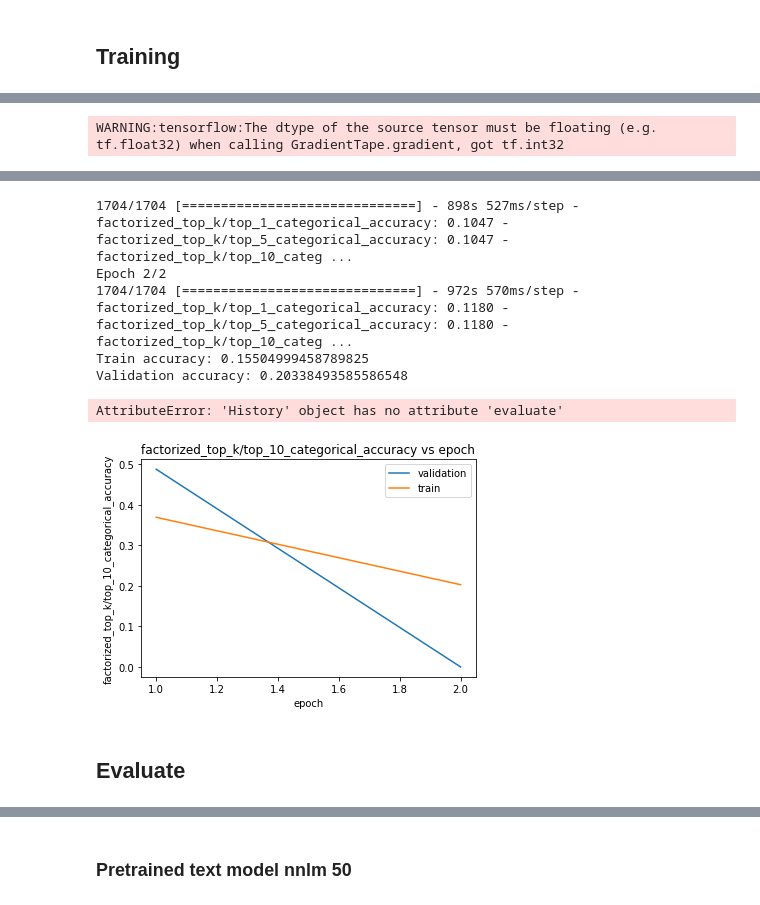
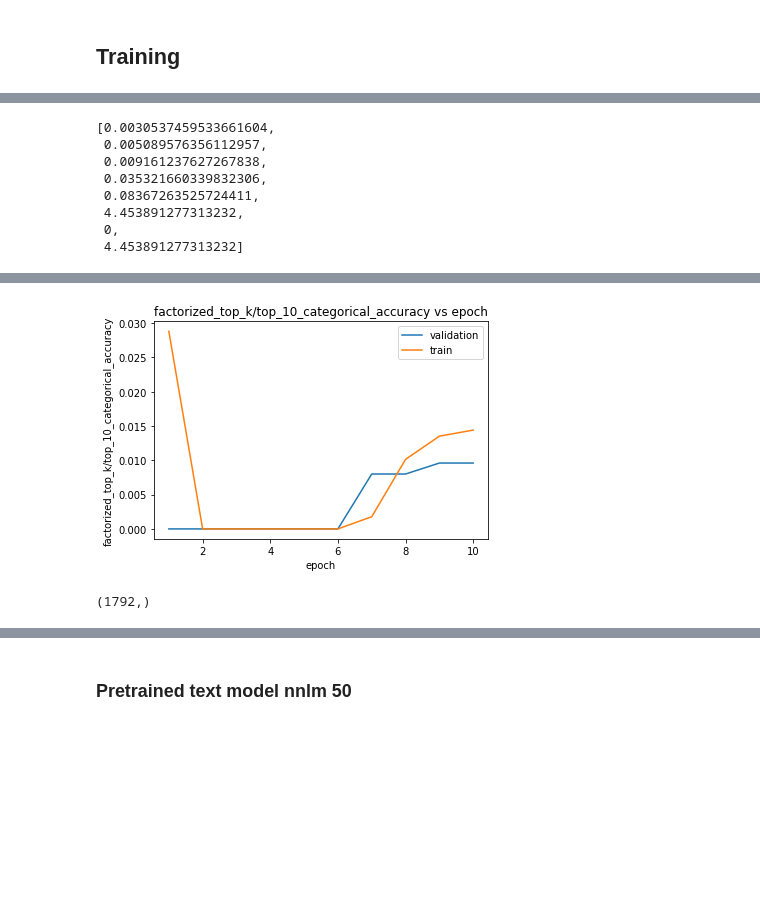
Before and after one commit to felixmercermoss/deep-recommender-embeddings, a Jupyter notebook: deep_recommender_embeddings/notebooks/messy_notebook.ipynb, the cells around one changed output, grey strips where cells are left out. Saved outputs shown, nothing was run; the diff lists cells and outputs as text; code cells hidden in the pictures; blank space fills up the shorter version.

```diff
--- a/deep_recommender_embeddings/notebooks/messy_notebook.ipynb
+++ b/deep_recommender_embeddings/notebooks/messy_notebook.ipynb
@@ -710,4 +126,4 @@ def read_image(file_name):
 # %%
 DATA_PATH = '/Users/mercef02/Projects/datasets_models/sfv_user_user_zoom_20201026_20201102/sfv_user*' #'/Users/mercef02/Projects/datasets/sfv_user_week_compact/*.csv'
-logs = load_data(d_path=DATA_PATH, stop_after_n_files=3)
+logs = load_data(d_path=DATA_PATH, stop_after_n_files=1)
 logs = clean_data(logs)
@@ -728,3 +139,0 @@ NameError: name 'unique_item_ids' is not defined
-# %%
-train_logs = train_logs[np.isin(train_logs['uri'], unique_item_ids)]
-print(f"Content filtered interactions: {len(train_logs)}")
@@ -762,0 +143,4 @@ vc.head(20).plot(kind='bar')
+# %%
+train_pairs = get_item_pairs_from_journeys(train_logs)
+train_pairs_df = pd.DataFrame(train_pairs)
+train_logs_tf = tf.data.Dataset.from_tensor_slices(dict(train_pairs_df))
@@ -767,14 +172,8 @@ vc.head(20).plot(kind='bar')
 min_date = pd.to_datetime('2020-11-01T12:00:00')
 max_date = pd.to_datetime('2020-11-02T00:00:00')
 min_mentions = 5
-holdout_logs = filter_logs(logs, min_date, max_date, min_mentions)
-holdout_logs = holdout_logs[np.isin(holdout_logs['uri'], unique_item_ids)]
-print(f"Content filtered interactions: {len(holdout_logs)}")
-holdout_logs = holdout_logs.sort_values(by='visit_start_datetime').groupby('audience_id').apply(lambda x:  get_pairs(x))
-holdout_logs.dropna(inplace=True)
-
-holdout_all_pairs = [a for b in holdout_logs.tolist() for a in b]
-print(f"Total number of holdout item pairs: {len(holdout_all_pairs)}")
-holdout_all_pairs = dict(pd.DataFrame(holdout_all_pairs))
-holdout_logs_tf = tf.data.Dataset.from_tensor_slices(holdout_all_pairs)
+holdout_logs = filter_logs(logs, min_date, max_date, min_mentions, unique_item_ids)
+holdout_pairs = get_item_pairs_from_journeys(holdout_logs)
+print(f"Total number of holdout item pairs: {len(holdout_pairs)}")
+holdout_logs_tf = tf.data.Dataset.from_tensor_slices(dict(pd.DataFrame(holdout_pairs)))
 # %% [output]
@@ -800,19 +200,20 @@ Number of test pairs: 24225
 # %% [markdown]
 ## Training
 # %%
-
-num_epochs = 2
+model_link = 'https://tfhub.dev/google/nnlm-en-dim50/2'
+model = {"format": "text", "link": model_link}
+num_epochs = 10
 lr = 0.01
 cached_train = sfv_train.batch(128).cache()
 cached_test = sfv_val.batch(128).cache()
 model_one_layer = ItemSimilarityModel(test_candidate_ids=unique_item_ids,
-                                      features=['body', 'category'],
-                                      feature_dims=[100, 64],
+                                      features=['image_embedding'],
+                                      feature_dims=[1792],
                                       unique_item_ids=unique_item_ids,
                                       item_body_lookup=body_lookup_table,
                                       item_tags_lookup=tags_lookup_table,
                                       item_category_lookup=category_lookup_table,
-                                      item_image_lookup=thumbnail_lookup_table,
+                                      image_embedding_lookup_table=im_vec_lookup_table,
                                       layer_sizes=[64],
                                       pretrained_text_model=model_link)
 model_one_layer.compile(optimizer=tf.keras.optimizers.Adagrad(lr))
@@ -823,10 +224,13 @@ one_layer_history = model_one_layer.fit(
     validation_freq=1,
     epochs=num_epochs,
     verbose=1)
-#    callbacks=[tensorboard_callback])
+
 
 print(f'Train accuracy: {one_layer_history.history["factorized_top_k/top_100_categorical_accuracy"][-1]}')
 print(f'Validation accuracy: {one_layer_history.history["val_factorized_top_k/top_100_categorical_accuracy"][-1]}')
-
-metrics = one_layer_history.evaluate(holdout_logs_tf.batch(128).cache())
+plot_metric(one_layer_history, 'factorized_top_k/top_10_categorical_accuracy')
+print("Hold out metrics:")
+metrics = model_one_layer.evaluate(holdout_logs_tf.batch(128).cache())
+print(f'Holdout accuracy: {metrics[4]}')
+metrics
 # %% [output]
@@ -835 +254,8 @@ WARNING:tensorflow:The dtype of the source tensor must be floating (e.g. tf.floa
-WARNING:tensorflow:The dtype of the source tensor must be floating (e.g. tf.float32) when calling GradientTape.gradient, got tf.int32
+[0.0030537459533661604,
+ 0.005089576356112957,
+ 0.009161237627267838,
+ 0.035321660339832306,
+ 0.08367263525724411,
+ 4.453891277313232,
+ 0,
+ 4.453891277313232]
@@ -842,12 +262 @@ WARNING:tensorflow:Gradients do not exist for variables ['counter:0'] when minim
-1704/1704 [==============================] - 898s 527ms/step - factorized_top_k/top_1_categorical_accuracy: 0.1047 - factorized_top_k/top_5_categorical_accuracy: 0.1047 - factorized_top_k/top_10_categ ...
-Epoch 2/2
-1704/1704 [==============================] - 972s 570ms/step - factorized_top_k/top_1_categorical_accuracy: 0.1180 - factorized_top_k/top_5_categorical_accuracy: 0.1180 - factorized_top_k/top_10_categ ...
-Train accuracy: 0.15504999458789825
-Validation accuracy: 0.20338493585586548
-AttributeError: 'History' object has no attribute 'evaluate'
+[figure, added]
-# %%
-plot_metric(one_layer_history, 'factorized_top_k/top_10_categorical_accuracy')
-# %% [output]
-[figure, removed]
-# %% [markdown]
-## Evaluate
@@ -853,0 +269,4 @@ plot_metric(one_layer_history, 'factorized_top_k/top_10_categorical_accuracy')
+# %%
+values.numpy()[0].shape
+# %% [output]
+(1792,)
```
Also changed, not shown: parts of 85 cells of this notebook, 15 other files.
